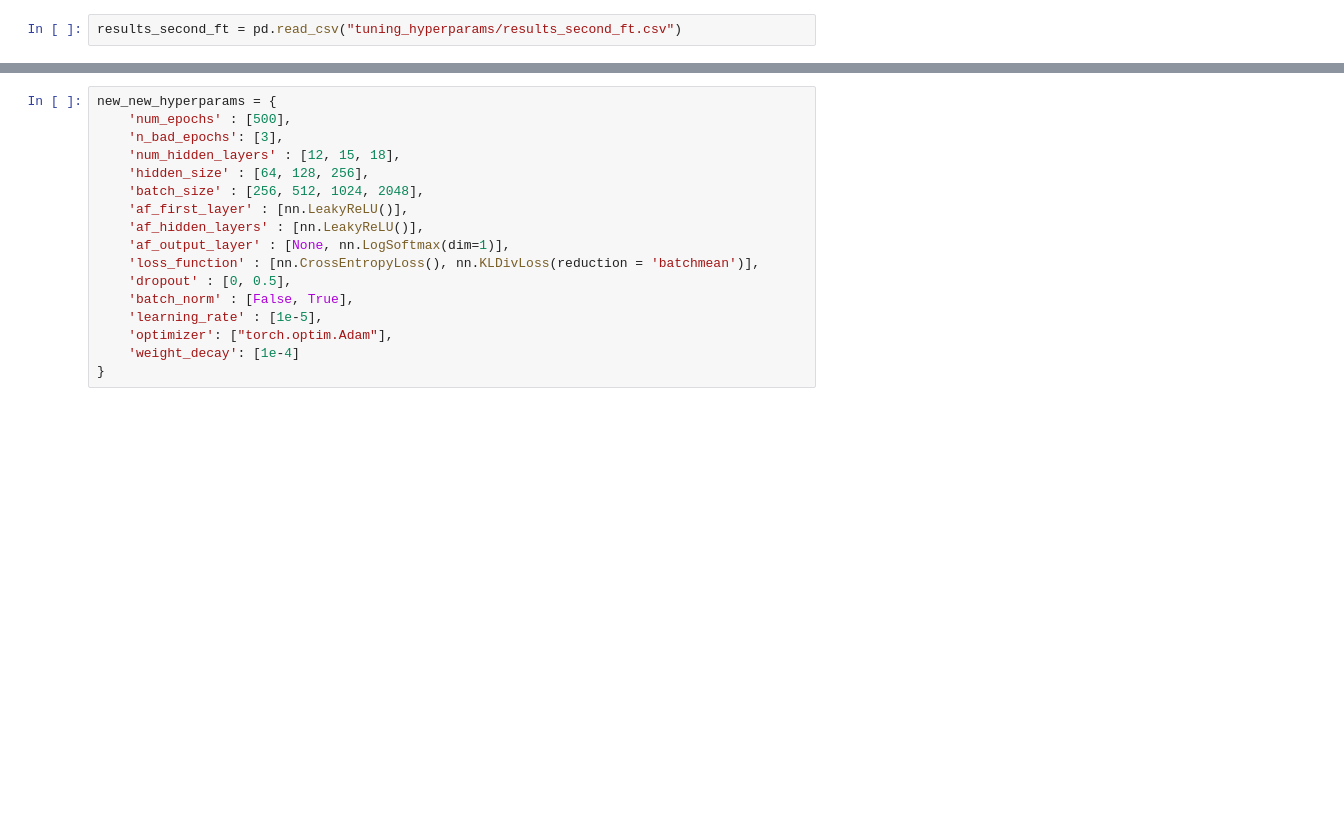
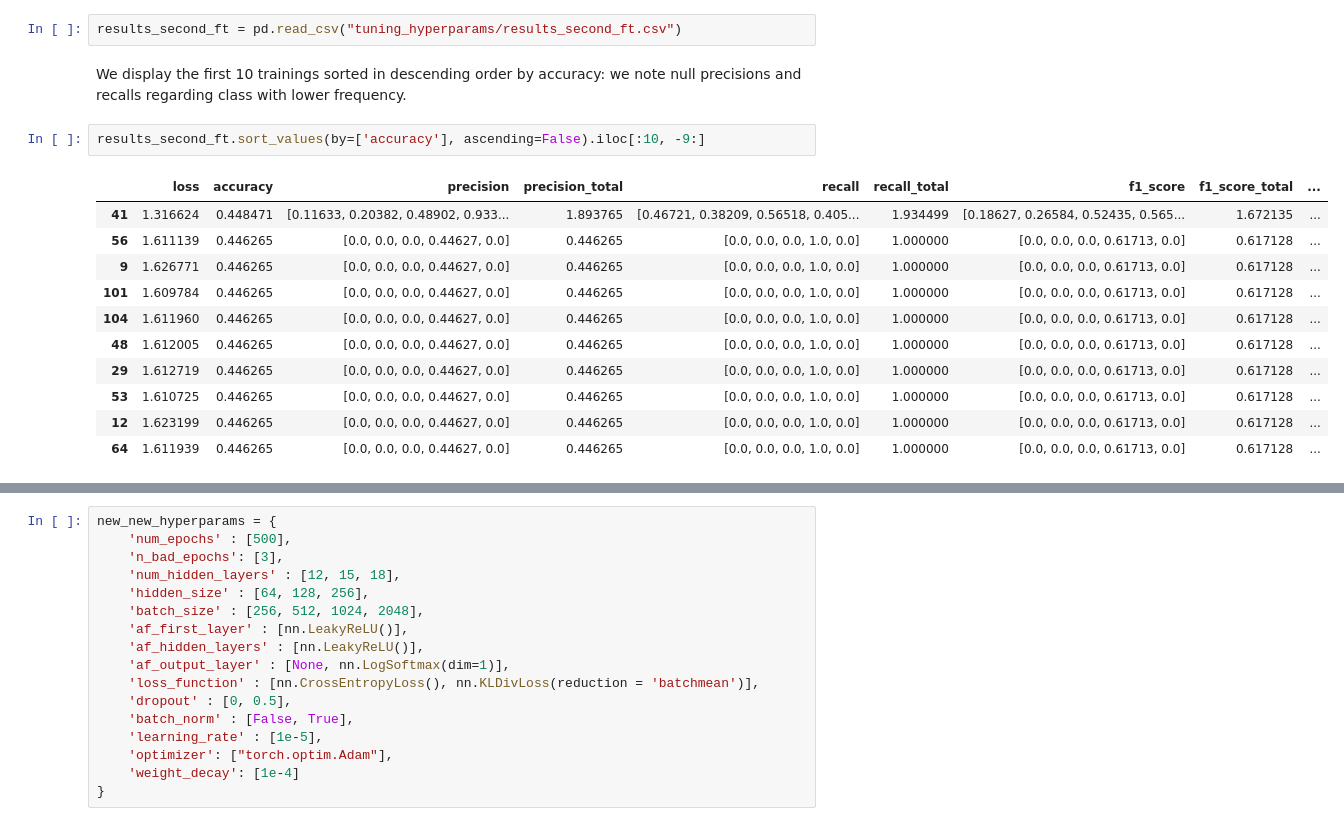
Before and after one commit to MickPerl/DataAnalyticsProject, a Jupyter notebook: NN.ipynb, the cells around one changed output, grey strips where cells are left out. Cells and saved outputs as stored; diff of their text form; blank space fills up the shorter version.

```diff
--- a/NN.ipynb
+++ b/NN.ipynb
@@ -559,3 +597,19 @@ second_hyperparams = {
 results_second_ft.to_csv("tuning_hyperparams/results_second_ft.csv", index=False)
 # %%
 results_second_ft = pd.read_csv("tuning_hyperparams/results_second_ft.csv")
+# %% [markdown]
+We display the first 10 trainings sorted in descending order by accuracy: we note null precisions and recalls regarding class with lower frequency.
+# %%
+results_second_ft.sort_values(by=['accuracy'], ascending=False).iloc[:10, -9:]
+# %% [output]
+|  | loss | accuracy | precision | precision_total | recall | recall_total | f1_score | f1_score_total | ... |
+| 41 | 1.316624 | 0.448471 | [0.11633, 0.20382, 0.48902, 0.933... | 1.893765 | [0.46721, 0.38209, 0.56518, 0.405... | 1.934499 | [0.18627, 0.26584, 0.52435, 0.565... | 1.672135 | ... |
+| 56 | 1.611139 | 0.446265 | [0.0, 0.0, 0.0, 0.44627, 0.0] | 0.446265 | [0.0, 0.0, 0.0, 1.0, 0.0] | 1.000000 | [0.0, 0.0, 0.0, 0.61713, 0.0] | 0.617128 | ... |
+| 9 | 1.626771 | 0.446265 | [0.0, 0.0, 0.0, 0.44627, 0.0] | 0.446265 | [0.0, 0.0, 0.0, 1.0, 0.0] | 1.000000 | [0.0, 0.0, 0.0, 0.61713, 0.0] | 0.617128 | ... |
+| 101 | 1.609784 | 0.446265 | [0.0, 0.0, 0.0, 0.44627, 0.0] | 0.446265 | [0.0, 0.0, 0.0, 1.0, 0.0] | 1.000000 | [0.0, 0.0, 0.0, 0.61713, 0.0] | 0.617128 | ... |
+| 104 | 1.611960 | 0.446265 | [0.0, 0.0, 0.0, 0.44627, 0.0] | 0.446265 | [0.0, 0.0, 0.0, 1.0, 0.0] | 1.000000 | [0.0, 0.0, 0.0, 0.61713, 0.0] | 0.617128 | ... |
+| 48 | 1.612005 | 0.446265 | [0.0, 0.0, 0.0, 0.44627, 0.0] | 0.446265 | [0.0, 0.0, 0.0, 1.0, 0.0] | 1.000000 | [0.0, 0.0, 0.0, 0.61713, 0.0] | 0.617128 | ... |
+| 29 | 1.612719 | 0.446265 | [0.0, 0.0, 0.0, 0.44627, 0.0] | 0.446265 | [0.0, 0.0, 0.0, 1.0, 0.0] | 1.000000 | [0.0, 0.0, 0.0, 0.61713, 0.0] | 0.617128 | ... |
+| 53 | 1.610725 | 0.446265 | [0.0, 0.0, 0.0, 0.44627, 0.0] | 0.446265 | [0.0, 0.0, 0.0, 1.0, 0.0] | 1.000000 | [0.0, 0.0, 0.0, 0.61713, 0.0] | 0.617128 | ... |
+| 12 | 1.623199 | 0.446265 | [0.0, 0.0, 0.0, 0.44627, 0.0] | 0.446265 | [0.0, 0.0, 0.0, 1.0, 0.0] | 1.000000 | [0.0, 0.0, 0.0, 0.61713, 0.0] | 0.617128 | ... |
+| 64 | 1.611939 | 0.446265 | [0.0, 0.0, 0.0, 0.44627, 0.0] | 0.446265 | [0.0, 0.0, 0.0, 1.0, 0.0] | 1.000000 | [0.0, 0.0, 0.0, 0.61713, 0.0] | 0.617128 | ... |
```
Also changed, not shown: parts of 79 cells of this notebook, 12 other files.
